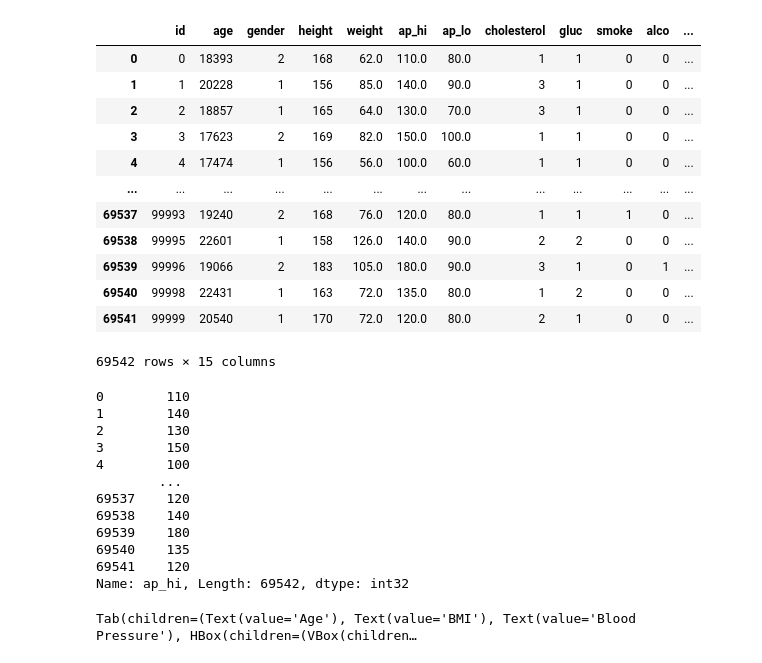
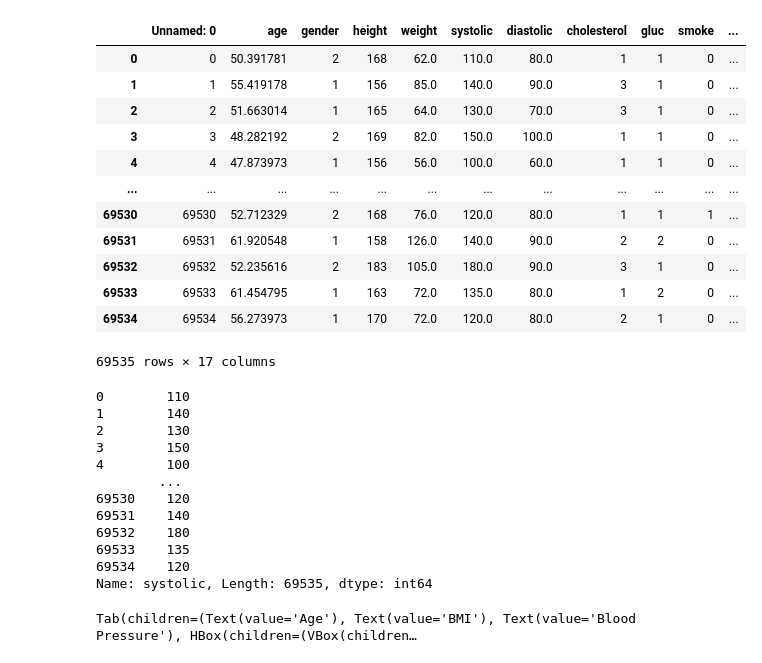
Before and after one commit to infoshareacademy/jdszr3-datavirus, a Jupyter notebook: PYTHON/code/python_project_widget_DBromirska.ipynb, the cells around one changed output. Saved outputs shown, nothing was run; the diff lists cells and outputs as text; code cells hidden in the pictures.

```diff
--- a/PYTHON/code/python_project_widget_DBromirska.ipynb
+++ b/PYTHON/code/python_project_widget_DBromirska.ipynb
@@ -11,19 +11,19 @@ sns.set_style("whitegrid")
 import bqplot as bq
 # %%
 #read clean data and create dataframe
-df = pd.read_csv("cardio_clean.csv")
+df = pd.read_csv("eda_final.csv")
 df
 # %% [output]
-|  | id | age | gender | height | weight | ap_hi | ap_lo | cholesterol | gluc | smoke | alco | ... |
-| 0 | 0 | 18393 | 2 | 168 | 62.0 | 110.0 | 80.0 | 1 | 1 | 0 | 0 | ... |
-| 1 | 1 | 20228 | 1 | 156 | 85.0 | 140.0 | 90.0 | 3 | 1 | 0 | 0 | ... |
-| 2 | 2 | 18857 | 1 | 165 | 64.0 | 130.0 | 70.0 | 3 | 1 | 0 | 0 | ... |
-| 3 | 3 | 17623 | 2 | 169 | 82.0 | 150.0 | 100.0 | 1 | 1 | 0 | 0 | ... |
-| 4 | 4 | 17474 | 1 | 156 | 56.0 | 100.0 | 60.0 | 1 | 1 | 0 | 0 | ... |
-| ... | ... | ... | ... | ... | ... | ... | ... | ... | ... | ... | ... | ... |
-| 69537 | 99993 | 19240 | 2 | 168 | 76.0 | 120.0 | 80.0 | 1 | 1 | 1 | 0 | ... |
-| 69538 | 99995 | 22601 | 1 | 158 | 126.0 | 140.0 | 90.0 | 2 | 2 | 0 | 0 | ... |
-| 69539 | 99996 | 19066 | 2 | 183 | 105.0 | 180.0 | 90.0 | 3 | 1 | 0 | 1 | ... |
-| 69540 | 99998 | 22431 | 1 | 163 | 72.0 | 135.0 | 80.0 | 1 | 2 | 0 | 0 | ... |
-| 69541 | 99999 | 20540 | 1 | 170 | 72.0 | 120.0 | 80.0 | 2 | 1 | 0 | 0 | ... |
+|  | Unnamed: 0 | age | gender | height | weight | systolic | diastolic | cholesterol | gluc | smoke | ... |
+| 0 | 0 | 50.391781 | 2 | 168 | 62.0 | 110.0 | 80.0 | 1 | 1 | 0 | ... |
+| 1 | 1 | 55.419178 | 1 | 156 | 85.0 | 140.0 | 90.0 | 3 | 1 | 0 | ... |
+| 2 | 2 | 51.663014 | 1 | 165 | 64.0 | 130.0 | 70.0 | 3 | 1 | 0 | ... |
+| 3 | 3 | 48.282192 | 2 | 169 | 82.0 | 150.0 | 100.0 | 1 | 1 | 0 | ... |
+| 4 | 4 | 47.873973 | 1 | 156 | 56.0 | 100.0 | 60.0 | 1 | 1 | 0 | ... |
+| ... | ... | ... | ... | ... | ... | ... | ... | ... | ... | ... | ... |
+| 69530 | 69530 | 52.712329 | 2 | 168 | 76.0 | 120.0 | 80.0 | 1 | 1 | 1 | ... |
+| 69531 | 69531 | 61.920548 | 1 | 158 | 126.0 | 140.0 | 90.0 | 2 | 2 | 0 | ... |
+| 69532 | 69532 | 52.235616 | 2 | 183 | 105.0 | 180.0 | 90.0 | 3 | 1 | 0 | ... |
+| 69533 | 69533 | 61.454795 | 1 | 163 | 72.0 | 135.0 | 80.0 | 1 | 2 | 0 | ... |
+| 69534 | 69534 | 56.273973 | 1 | 170 | 72.0 | 120.0 | 80.0 | 2 | 1 | 0 | ... |
-69542 rows × 15 columns
+69535 rows × 17 columns
@@ -33,6 +30,6 @@ df = df.drop(columns="id")
 # %%
 #make sure systolic blood pressure is an integer
-df["ap_hi"].astype(int)
+df["systolic"].astype(int)
 # %% [output]
 0        110
 1        140
@@ -40,12 +37,12 @@ df["ap_hi"].astype(int)
 3        150
 4        100
         ...
-69537    120
-69538    140
-69539    180
-69540    135
-69541    120
-Name: ap_hi, Length: 69542, dtype: int32
+69530    120
+69531    140
+69532    180
+69533    135
+69534    120
+Name: systolic, Length: 69535, dtype: int64
 # %%
 #create function to categorize blood pressure
 def blood_pressure_cat(systolic):
```
Also changed, not shown: parts of 3 cells of this notebook, 4 other files.
